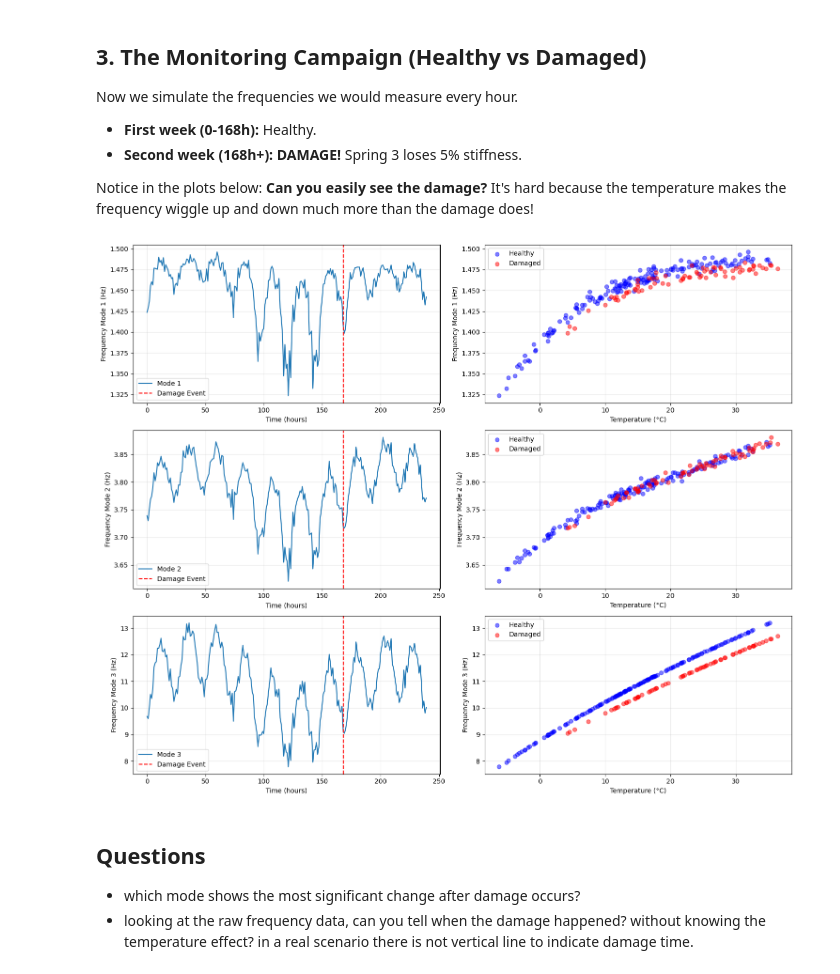
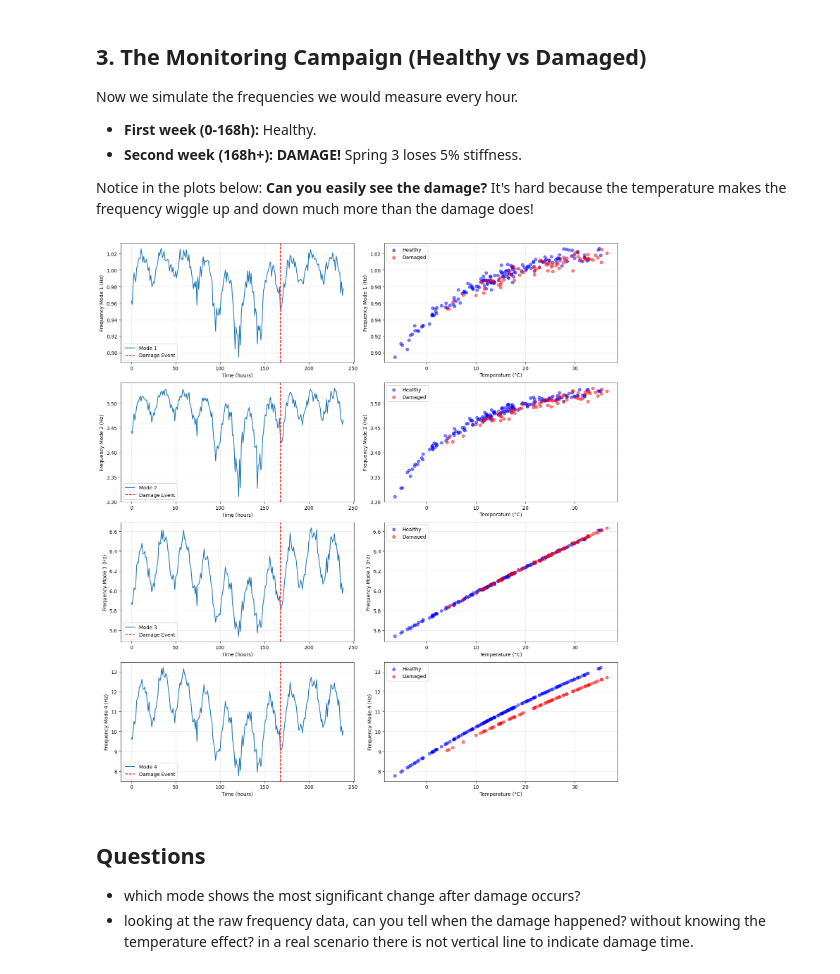
Before and after one commit to YacineBelHadj/Uliege, a Jupyter notebook: damage_detection_demo.ipynb, the cells around one changed output. Saved outputs shown, nothing was run; the diff lists cells and outputs as text; code cells hidden in the pictures.

```diff
--- a/damage_detection_demo.ipynb
+++ b/damage_detection_demo.ipynb
@@ -48,16 +48,17 @@ from sklearn.decomposition import PCA
 from sklearn.preprocessing import StandardScaler
 
 # --- 1. Define the Building ---
-m1, m2, m3 = 1.0, 2.0, 3.0       # Masses (kg)
-k1, k2, k3 = 1000.0, 1500.0, 500.0 # Stiffness (N/m) at 0°C
+m1, m2, m3, m4 = 1.0, 2.0, 3.0, 4.0       # Masses (kg)
+k1, k2, k3, k4 = 1000.0, 1500.0, 500.0, 2000.0 # Stiffness (N/m) at 0°C
 
-def get_system_matrices(k1, k2, k3):
+def get_system_matrices(k1, k2, k3, k4):
     """Creates Mass (M) and Stiffness (K) matrices."""
-    M = np.diag([m1, m2, m3])
+    M = np.diag([m1, m2, m3, m4])
     K = np.array([
-        [k1 + k2, -k2, 0],
-        [-k2, k2 + k3, -k3],
-        [0, -k3, k3]
+        [k1 + k2, -k2, 0, 0],
+        [-k2, k2 + k3, -k3, 0],
+        [0, -k3, k3 + k4, -k4],
+        [0, 0, -k4, k4]
     ])
     return M, K
 
@@ -74,13 +75,11 @@ def get_natural_frequencies(K, M):
     ### END SOLUTION
 # %%
 # --- 2. Check the "Healthy" State ---
-M, K_ref = get_system_matrices(k1, k2, k3)
+M, K_ref = get_system_matrices(k1, k2, k3, k4)
 freqs_ref = get_natural_frequencies(K_ref, M)
 
 print(f"Building Natural Frequencies (at 0°C):")
-print(f"Mode 1: {freqs_ref[0]:.2f} Hz")
-print(f"Mode 2: {freqs_ref[1]:.2f} Hz")
-print(f"Mode 3: {freqs_ref[2]:.2f} Hz")
-assert np.isclose(np.sum(freqs_ref), 13.87,rtol=0.05), "Sum of frequencies does not match expected value!"
+for i, f in enumerate(freqs_ref):
+    print(f"Mode {i+1}: {f:.2f} Hz")
 # %% [output]
 Building Natural Frequencies (at 0°C):
@@ -184,20 +184,21 @@ def run_monitoring_campaign(temp, damage_time, damage_amount):
 
     for h, T in enumerate(temp):
         # 1. Apply Temperature
-        k1_t = apply_temperature_effect(k1, T,alpha=0.005)
-        k2_t = apply_temperature_effect(k2, T,alpha=-0.05)
+        k1_t = apply_temperature_effect(k1, T, alpha=0.005)
+        k2_t = apply_temperature_effect(k2, T, alpha=-0.05)
         k3_t = apply_temperature_effect(k3, T, alpha=-0.007)
+        k4_t = apply_temperature_effect(k4, T, alpha=-0.01) # Added k4 effect
 
         # 2. Apply Damage (if applicable)
         if h >= damage_time:
             k2_t = apply_damage(k2_t, damage_amount)
 
         # 3. Calculate Frequencies
-        _, K_t = get_system_matrices(k1_t, k2_t, k3_t)
+        _, K_t = get_system_matrices(k1_t, k2_t, k3_t, k4_t)
         f = get_natural_frequencies(K_t, M)
 
         # 4. Add Noise
-        f += np.random.normal(0, 0.005, 3)
+        f += np.random.normal(0, 0.005, 4) # 4 modes
         measured_freqs.append(f)
 
     return np.array(measured_freqs)
@@ -209,32 +210,32 @@ damage_amount = 0.1 # 5% stiffness loss
 measured_freqs = run_monitoring_campaign(temp, damage_time, damage_amount)
 # %%
 # --- Plotting Results ---
-fig, axes = plt.subplots(3, 2, figsize=(15, 12))
+fig, axes = plt.subplots(4, 2, figsize=(15, 16))
 
-for mode in range(3):
+for mode in range(4):
     # Time Series
     ax_time = axes[mode, 0]
     ax_time.plot(hours, measured_freqs[:, mode], label=f'Mode {mode+1}')
     ax_time.axvline(damage_time, color='r', linestyle='--', label='Damage Event')
     ax_time.set_ylabel(f"Frequency Mode {mode+1} (Hz)")
     ax_time.set_xlabel("Time (hours)")
     ax_time.legend()
     ax_time.grid(True, alpha=0.3)
 
     # Temp vs Freq
     ax_temp = axes[mode, 1]
     mask_healthy = hours < damage_time
     ax_temp.scatter(temp[mask_healthy], measured_freqs[mask_healthy, mode], c='blue', alpha=0.5, label='Healthy')
     ax_temp.scatter(temp[~mask_healthy], measured_freqs[~mask_healthy, mode], c='red', alpha=0.5, label='Damaged')
     ax_temp.set_ylabel(f"Frequency Mode {mode+1} (Hz)")
     ax_temp.set_xlabel("Temperature (°C)")
     ax_temp.legend()
     ax_temp.grid(True, alpha=0.3)
 
 plt.tight_layout()
 plt.show()
 # %% [output]
-[figure, old version]
+[figure, new version]
 # %% [markdown]
 ## Questions
 - which mode shows the most significant change after damage occurs?
```
Also changed, not shown: parts of 15 cells of this notebook, 2 other files.
